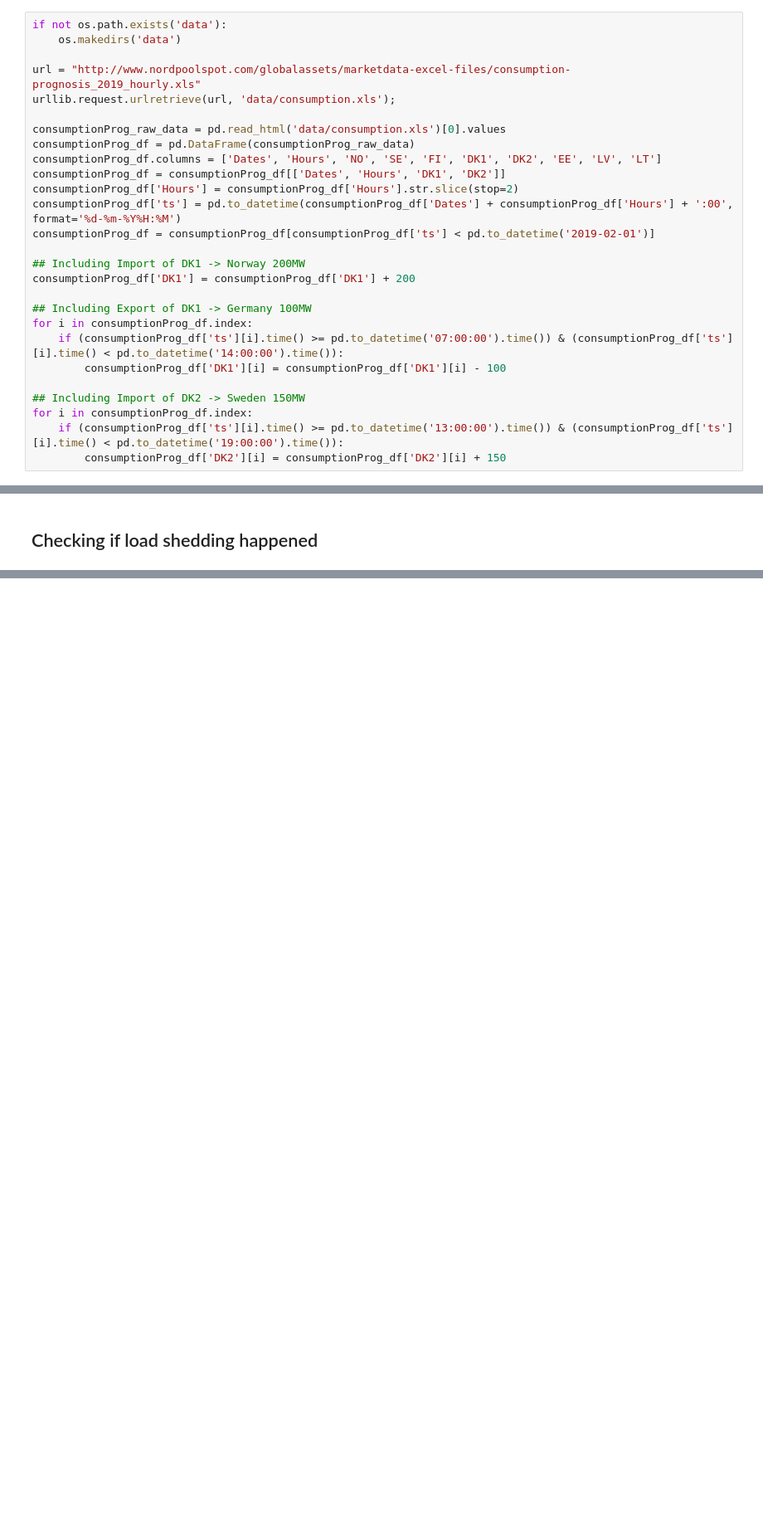
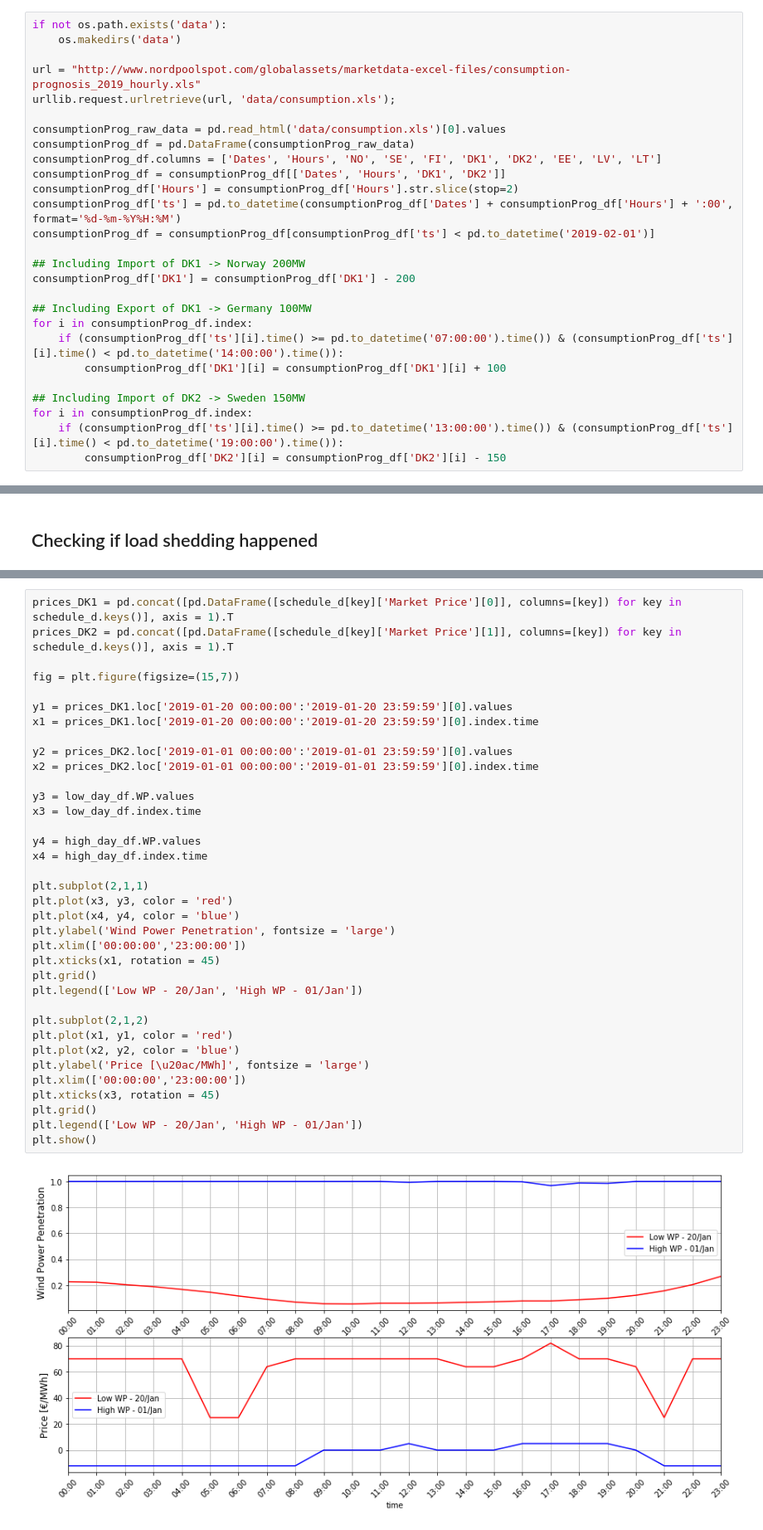
Before and after one commit to lucasblt/ren-elec-markets, a Jupyter notebook: assignment1/assignment1.ipynb, the cells around one changed output, grey strips where cells are left out. Shown at 83% size. Drawn from its saved outputs; the diff is of its cells as text; blank space fills up the shorter version.

```diff
--- a/assignment1/assignment1.ipynb
+++ b/assignment1/assignment1.ipynb
@@ -25,14 +27,14 @@ consumptionProg_df['ts'] = pd.to_datetime(consumptionProg_df['Dates'] + consumpt
 consumptionProg_df = consumptionProg_df[consumptionProg_df['ts'] < pd.to_datetime('2019-02-01')]
 
 ## Including Import of DK1 -> Norway 200MW
-consumptionProg_df['DK1'] = consumptionProg_df['DK1'] + 200
+consumptionProg_df['DK1'] = consumptionProg_df['DK1'] - 200
 
 ## Including Export of DK1 -> Germany 100MW
 for i in consumptionProg_df.index:
     if (consumptionProg_df['ts'][i].time() >= pd.to_datetime('07:00:00').time()) & (consumptionProg_df['ts'][i].time() < pd.to_datetime('14:00:00').time()):
-        consumptionProg_df['DK1'][i] = consumptionProg_df['DK1'][i] - 100
+        consumptionProg_df['DK1'][i] = consumptionProg_df['DK1'][i] + 100
 
 ## Including Import of DK2 -> Sweden 150MW
 for i in consumptionProg_df.index:
     if (consumptionProg_df['ts'][i].time() >= pd.to_datetime('13:00:00').time()) & (consumptionProg_df['ts'][i].time() < pd.to_datetime('19:00:00').time()):
-        consumptionProg_df['DK2'][i] = consumptionProg_df['DK2'][i] + 150
+        consumptionProg_df['DK2'][i] = consumptionProg_df['DK2'][i] - 150
@@ -158,0 +240,38 @@ print('Total load shedding: {} MWh'.format(load_shedding['Difference'].sum()))
+# %%
+prices_DK1 = pd.concat([pd.DataFrame([schedule_d[key]['Market Price'][0]], columns=[key]) for key in schedule_d.keys()], axis = 1).T
+prices_DK2 = pd.concat([pd.DataFrame([schedule_d[key]['Market Price'][1]], columns=[key]) for key in schedule_d.keys()], axis = 1).T
+
+fig = plt.figure(figsize=(15,7))
+
+y1 = prices_DK1.loc['2019-01-20 00:00:00':'2019-01-20 23:59:59'][0].values
+x1 = prices_DK1.loc['2019-01-20 00:00:00':'2019-01-20 23:59:59'][0].index.time
+
+y2 = prices_DK2.loc['2019-01-01 00:00:00':'2019-01-01 23:59:59'][0].values
+x2 = prices_DK2.loc['2019-01-01 00:00:00':'2019-01-01 23:59:59'][0].index.time
+
+y3 = low_day_df.WP.values
+x3 = low_day_df.index.time
+
+y4 = high_day_df.WP.values
+x4 = high_day_df.index.time
+
+plt.subplot(2,1,1)
+plt.plot(x3, y3, color = 'red')
+plt.plot(x4, y4, color = 'blue')
+plt.ylabel('Wind Power Penetration', fontsize = 'large')
+plt.xlim(['00:00:00','23:00:00'])
+plt.xticks(x1, rotation = 45)
+plt.grid()
+plt.legend(['Low WP - 20/Jan', 'High WP - 01/Jan'])
+
+plt.subplot(2,1,2)
+plt.plot(x1, y1, color = 'red')
+plt.plot(x2, y2, color = 'blue')
+plt.ylabel('Price [\u20ac/MWh]', fontsize = 'large')
+plt.xlim(['00:00:00','23:00:00'])
+plt.xticks(x3, rotation = 45)
+plt.grid()
+plt.legend(['Low WP - 20/Jan', 'High WP - 01/Jan'])
+plt.show()
+# %% [output]
+[figure, added]
```
Also changed, not shown: parts of 12 cells of this notebook.
